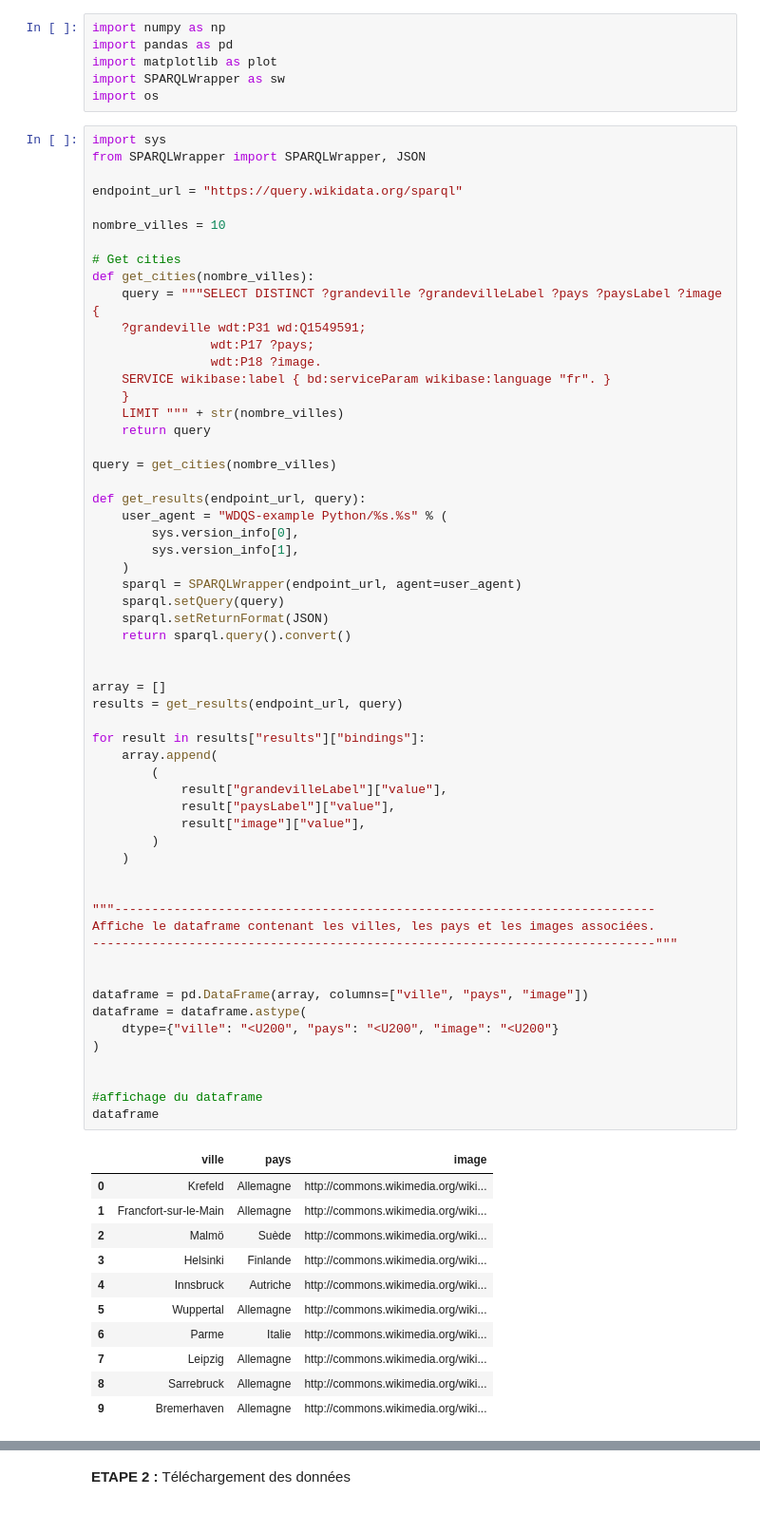
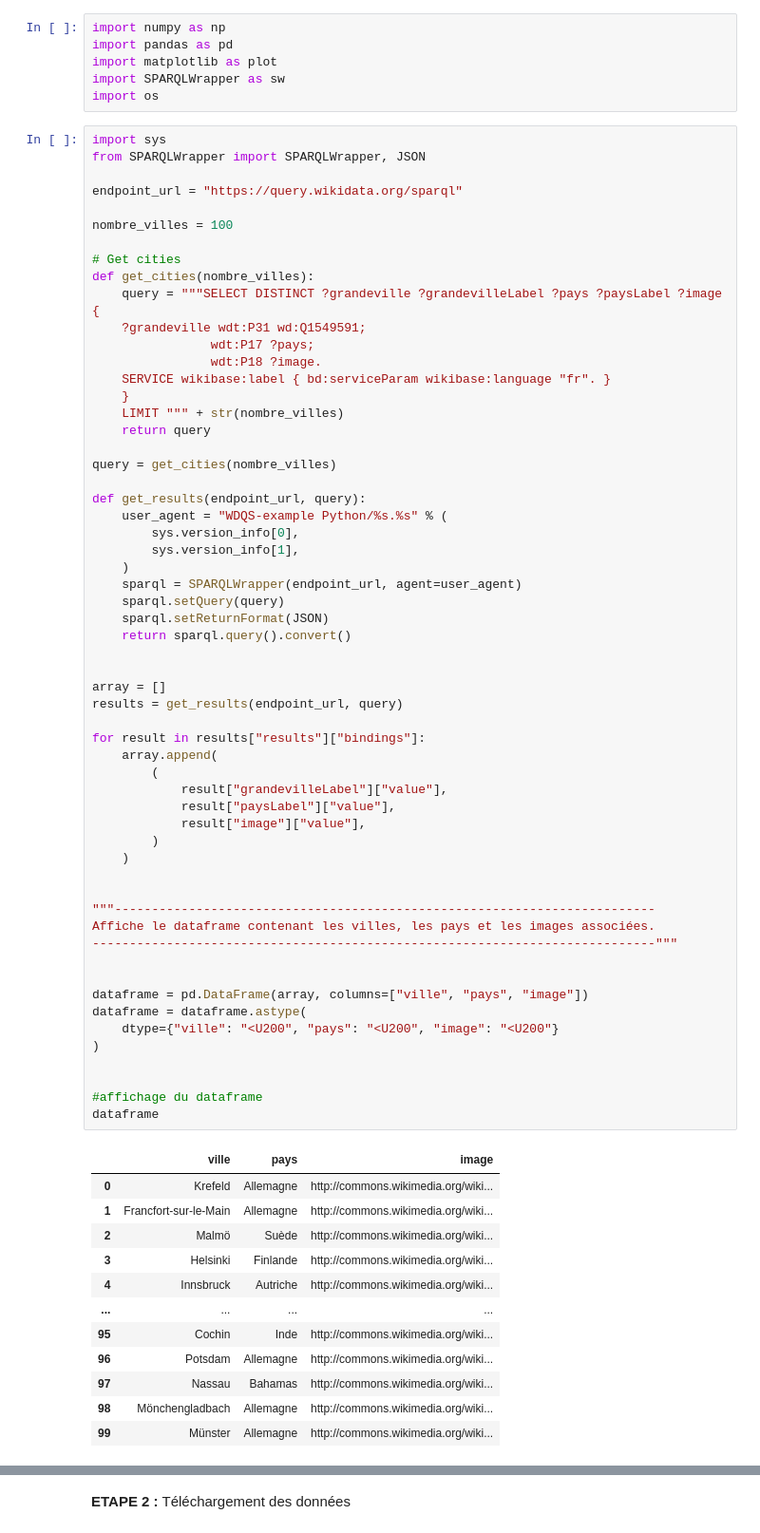
Before and after one commit to yanisDrx/DataMining, a Jupyter notebook: fr/Projet/Projet.ipynb, the cells around one changed output, grey strips where cells are left out. Shown at 95% size. Drawn from its saved outputs; the diff is of its cells as text.

```diff
--- a/fr/Projet/Projet.ipynb
+++ b/fr/Projet/Projet.ipynb
@@ -16,7 +16,7 @@ from SPARQLWrapper import SPARQLWrapper, JSON
 
 endpoint_url = "https://query.wikidata.org/sparql"
 
-nombre_villes = 10
+nombre_villes = 100
 
 # Get cities
 def get_cities(nombre_villes):
@@ -48,35 +48,36 @@ results = get_results(endpoint_url, query)
 for result in results["results"]["bindings"]:
     array.append(
         (
             result["grandevilleLabel"]["value"],
             result["paysLabel"]["value"],
             result["image"]["value"],
         )
     )
 
 
 """-------------------------------------------------------------------------
 Affiche le dataframe contenant les villes, les pays et les images associées.
 ----------------------------------------------------------------------------"""
 
 
 dataframe = pd.DataFrame(array, columns=["ville", "pays", "image"])
 dataframe = dataframe.astype(
     dtype={"ville": "<U200", "pays": "<U200", "image": "<U200"}
 )
 
 
 #affichage du dataframe
 dataframe
 # %% [output]
 |  | ville | pays | image |
 | 0 | Krefeld | Allemagne | http://commons.wikimedia.org/wiki... |
 | 1 | Francfort-sur-le-Main | Allemagne | http://commons.wikimedia.org/wiki... |
 | 2 | Malmö | Suède | http://commons.wikimedia.org/wiki... |
 | 3 | Helsinki | Finlande | http://commons.wikimedia.org/wiki... |
 | 4 | Innsbruck | Autriche | http://commons.wikimedia.org/wiki... |
-| 5 | Wuppertal | Allemagne | http://commons.wikimedia.org/wiki... |
-| 6 | Parme | Italie | http://commons.wikimedia.org/wiki... |
-| 7 | Leipzig | Allemagne | http://commons.wikimedia.org/wiki... |
-| 8 | Sarrebruck | Allemagne | http://commons.wikimedia.org/wiki... |
-| 9 | Bremerhaven | Allemagne | http://commons.wikimedia.org/wiki... |
+| ... | ... | ... | ... |
+| 95 | Cochin | Inde | http://commons.wikimedia.org/wiki... |
+| 96 | Potsdam | Allemagne | http://commons.wikimedia.org/wiki... |
+| 97 | Nassau | Bahamas | http://commons.wikimedia.org/wiki... |
+| 98 | Mönchengladbach | Allemagne | http://commons.wikimedia.org/wiki... |
+| 99 | Münster | Allemagne | http://commons.wikimedia.org/wiki... |
```
Also changed, not shown: parts of 6 cells of this notebook, 4 other files.
